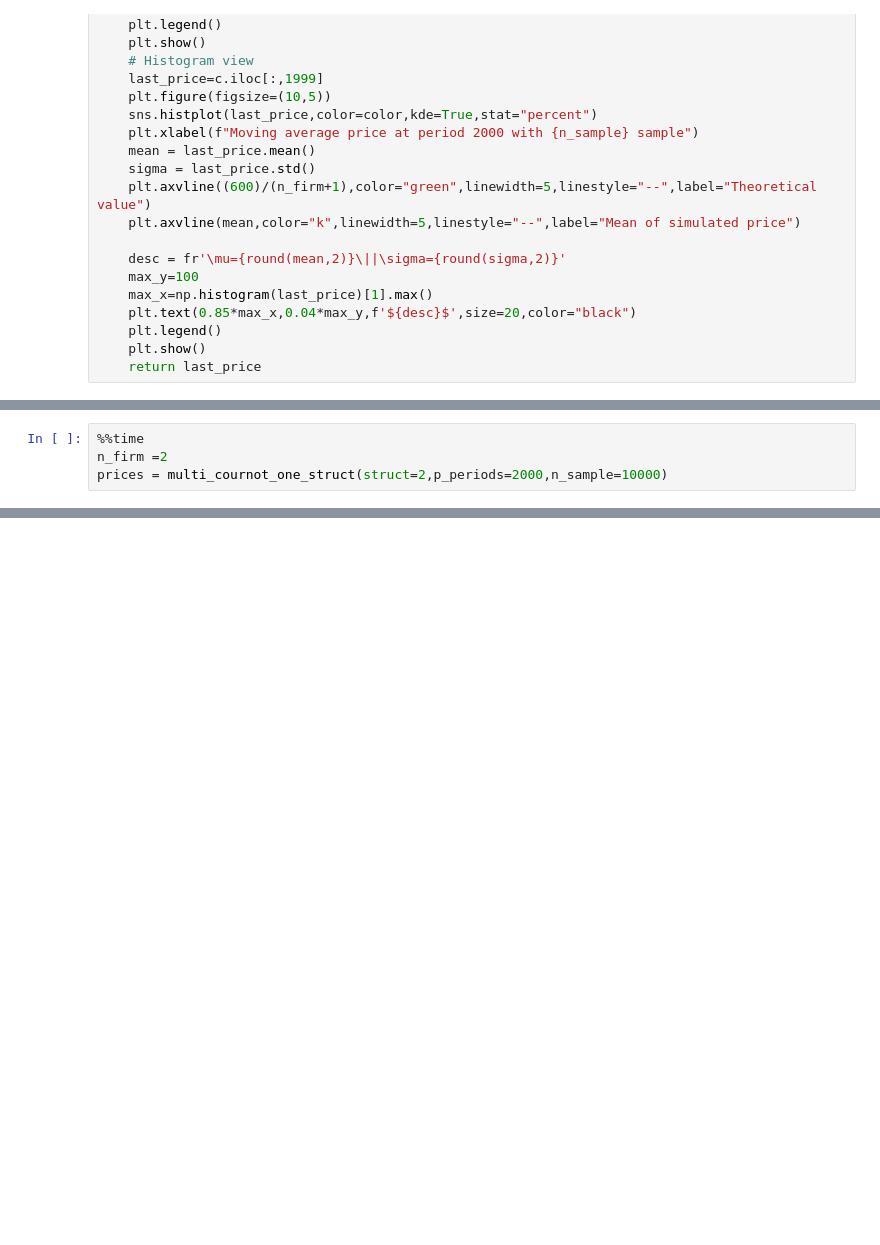
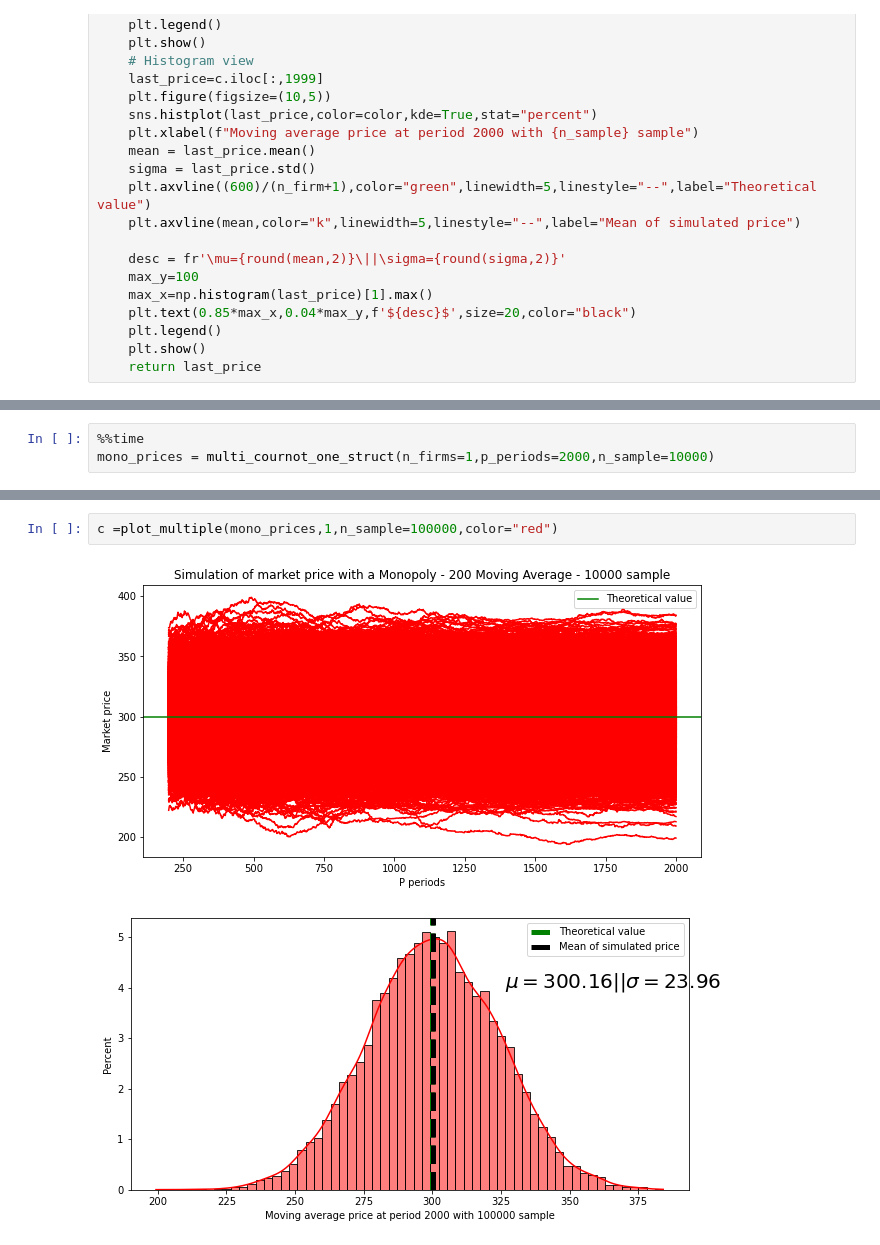
Before and after one commit to keyserwood/EcoIndus, a Jupyter notebook: 1.0-er_industrial_economy.ipynb, the cells around one changed output, grey strips where cells are left out. Drawn from its saved outputs; the diff is of its cells as text; blank space fills up the shorter version.

```diff
--- a/1.0-er_industrial_economy.ipynb
+++ b/1.0-er_industrial_economy.ipynb
@@ -280,5 +284,4 @@ def plot_multiple(prices,n_firm,color,n_sample,window=200):
 # %%
 %%time
-n_firm =2
-prices = multi_cournot_one_struct(struct=2,p_periods=2000,n_sample=10000)
+mono_prices = multi_cournot_one_struct(n_firms=1,p_periods=2000,n_sample=10000)
 # %% [output]
@@ -286,0 +290,5 @@ Wall time: 33.5 s
+# %%
+c =plot_multiple(mono_prices,1,n_sample=100000,color="red")
+# %% [output]
+[figure, added]
+[figure, added]
```
Also changed, not shown: parts of 17 cells of this notebook, 2 other files.
